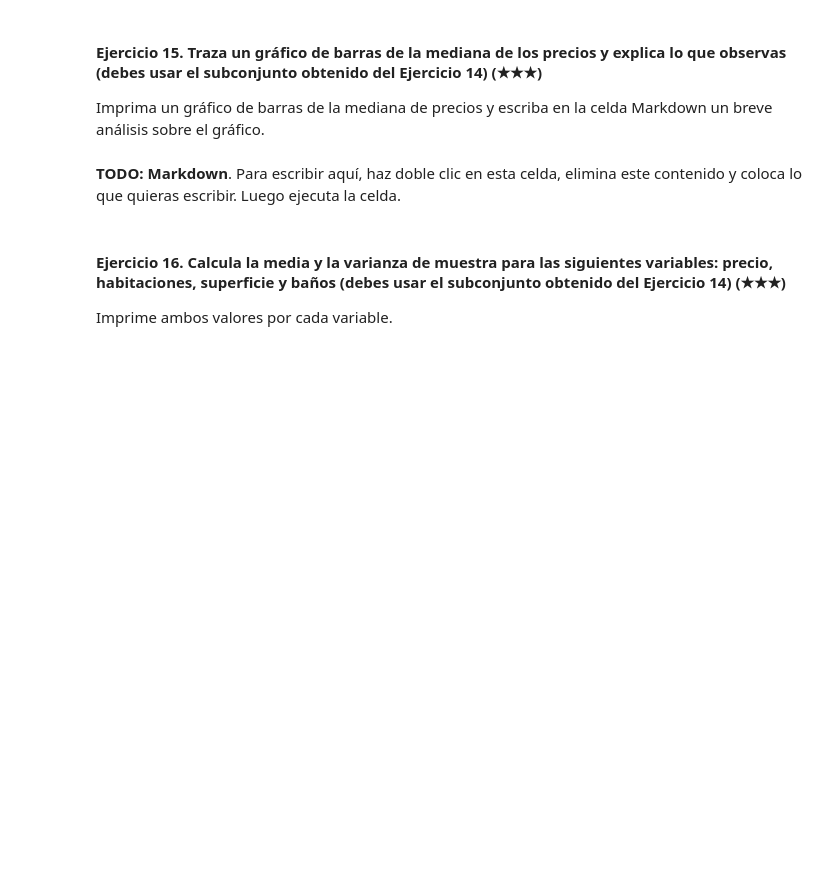
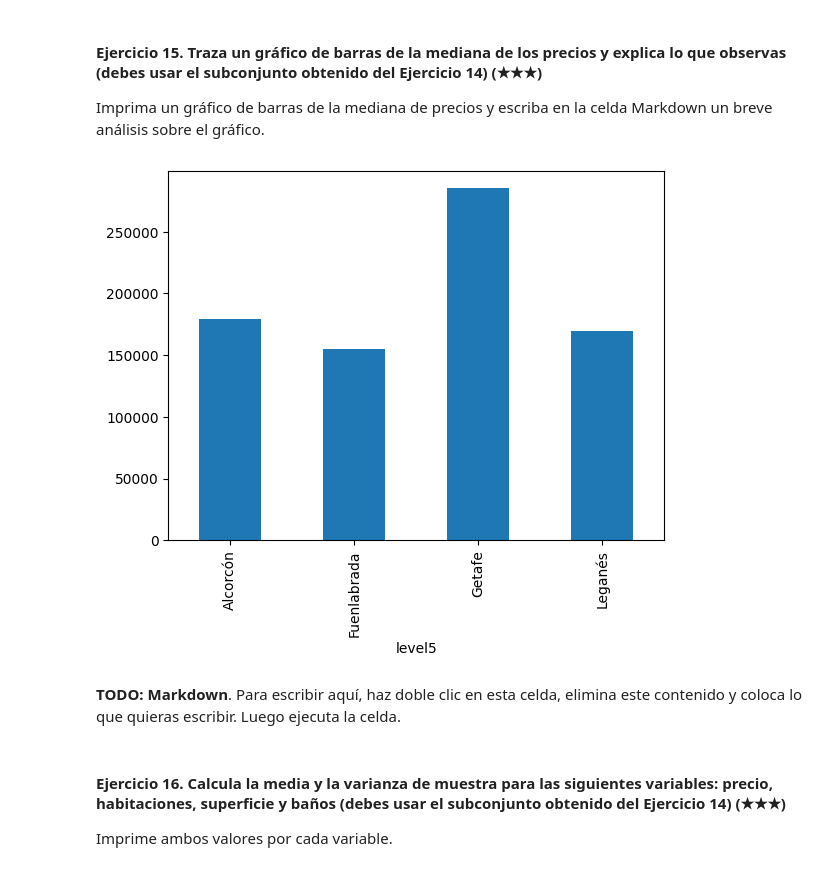
Before and after one commit to IrVallejo/realestate-datacleanup-exercise, a Jupyter notebook: project.es.ipynb, the cells around one changed output. Cells and saved outputs as stored; diff of their text form; code cells hidden in the pictures; blank space fills up the shorter version.

```diff
--- a/project.es.ipynb
+++ b/project.es.ipynb
@@ -317,7 +315,13 @@ Imprima un gráfico de barras de la mediana de precios y escriba en la celda Mar
 # %%
 # TODO: Code
 #ds.columns
-df = ds[["price", "surface", "rooms", "bathrooms", "level5", "latitude", "longitude"]]
+#df = ds[["price", "surface", "rooms", "bathrooms", "level5", "latitude", "longitude"]]
+mediana_precios = subconjunto.groupby("level5")["price"].median()
+
+mediana_precios.plot(kind=" ")
+plt.show()
+# %% [output]
+[figure, added]
 # %% [markdown]
 **TODO: Markdown**. Para escribir aquí, haz doble clic en esta celda, elimina este contenido y coloca lo que quieras escribir. Luego ejecuta la celda.
 # %% [markdown]
```
Also changed, not shown: parts of 5 cells of this notebook.
